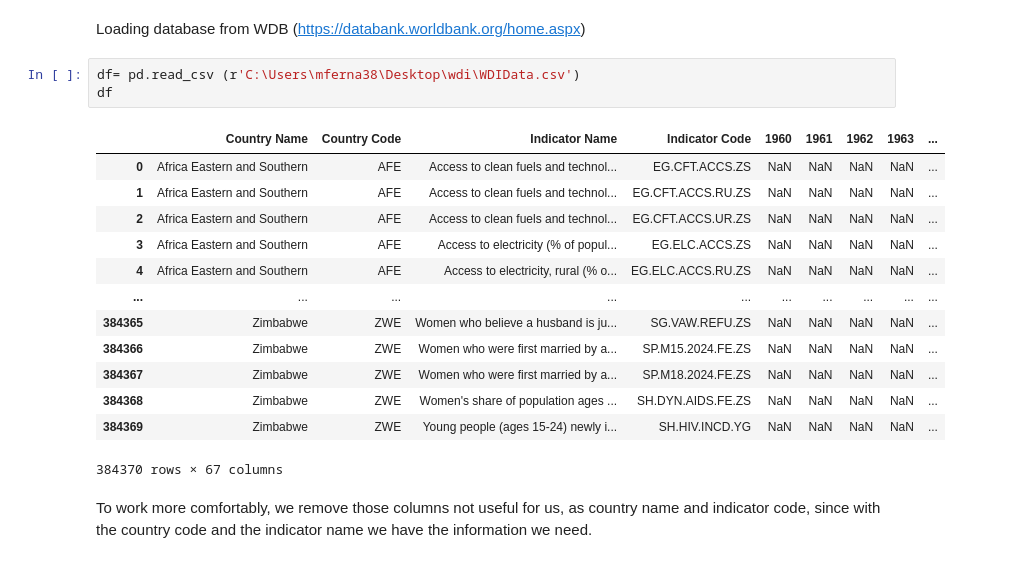
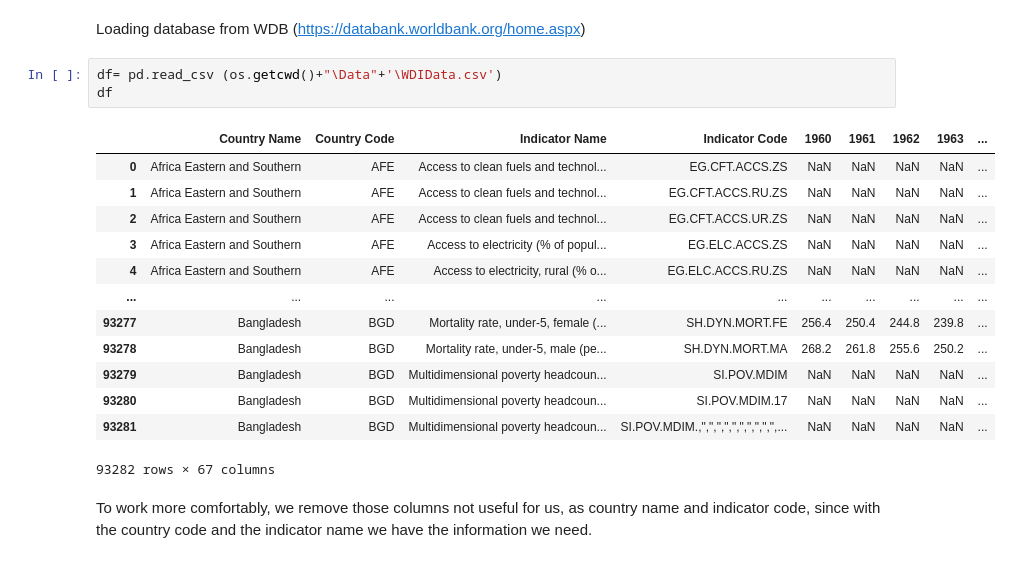
Before and after one commit to devonfw-forge/python-data-driven-decisions, a Jupyter notebook: CopyMaria Data-integration.ipynb, the cells around one changed output. Drawn from its saved outputs; the diff is of its cells as text.

Commit message:
read_csv from default

```diff
--- a/CopyMaria Data-integration.ipynb
+++ b/CopyMaria Data-integration.ipynb
@@ -11,22 +11,22 @@ from pyspark.sql.functions import concat, col, lit, split
 # %% [markdown]
 Loading database from WDB (https://databank.worldbank.org/home.aspx)
 # %%
-df= pd.read_csv (r'C:\Users\mferna38\Desktop\wdi\WDIData.csv')
+df= pd.read_csv (os.getcwd()+"\Data"+'\WDIData.csv')
 df
 # %% [output]
 |  | Country Name | Country Code | Indicator Name | Indicator Code | 1960 | 1961 | 1962 | 1963 | ... |
 | 0 | Africa Eastern and Southern | AFE | Access to clean fuels and technol... | EG.CFT.ACCS.ZS | NaN | NaN | NaN | NaN | ... |
 | 1 | Africa Eastern and Southern | AFE | Access to clean fuels and technol... | EG.CFT.ACCS.RU.ZS | NaN | NaN | NaN | NaN | ... |
 | 2 | Africa Eastern and Southern | AFE | Access to clean fuels and technol... | EG.CFT.ACCS.UR.ZS | NaN | NaN | NaN | NaN | ... |
 | 3 | Africa Eastern and Southern | AFE | Access to electricity (% of popul... | EG.ELC.ACCS.ZS | NaN | NaN | NaN | NaN | ... |
 | 4 | Africa Eastern and Southern | AFE | Access to electricity, rural (% o... | EG.ELC.ACCS.RU.ZS | NaN | NaN | NaN | NaN | ... |
 | ... | ... | ... | ... | ... | ... | ... | ... | ... | ... |
-| 384365 | Zimbabwe | ZWE | Women who believe a husband is ju... | SG.VAW.REFU.ZS | NaN | NaN | NaN | NaN | ... |
-| 384366 | Zimbabwe | ZWE | Women who were first married by a... | SP.M15.2024.FE.ZS | NaN | NaN | NaN | NaN | ... |
-| 384367 | Zimbabwe | ZWE | Women who were first married by a... | SP.M18.2024.FE.ZS | NaN | NaN | NaN | NaN | ... |
-| 384368 | Zimbabwe | ZWE | Women's share of population ages ... | SH.DYN.AIDS.FE.ZS | NaN | NaN | NaN | NaN | ... |
-| 384369 | Zimbabwe | ZWE | Young people (ages 15-24) newly i... | SH.HIV.INCD.YG | NaN | NaN | NaN | NaN | ... |
+| 93277 | Bangladesh | BGD | Mortality rate, under-5, female (... | SH.DYN.MORT.FE | 256.4 | 250.4 | 244.8 | 239.8 | ... |
+| 93278 | Bangladesh | BGD | Mortality rate, under-5, male (pe... | SH.DYN.MORT.MA | 268.2 | 261.8 | 255.6 | 250.2 | ... |
+| 93279 | Bangladesh | BGD | Multidimensional poverty headcoun... | SI.POV.MDIM | NaN | NaN | NaN | NaN | ... |
+| 93280 | Bangladesh | BGD | Multidimensional poverty headcoun... | SI.POV.MDIM.17 | NaN | NaN | NaN | NaN | ... |
+| 93281 | Bangladesh | BGD | Multidimensional poverty headcoun... | SI.POV.MDIM.,",",",",",",",",",",... | NaN | NaN | NaN | NaN | ... |
-384370 rows × 67 columns
+93282 rows × 67 columns
 # %% [markdown]
 To work more comfortably, we remove those columns not useful for us, as country name and indicator code, since with the country code and the indicator name we have the information we need.
 # %%
```
Also changed, not shown: parts of 1 cell of this notebook.
